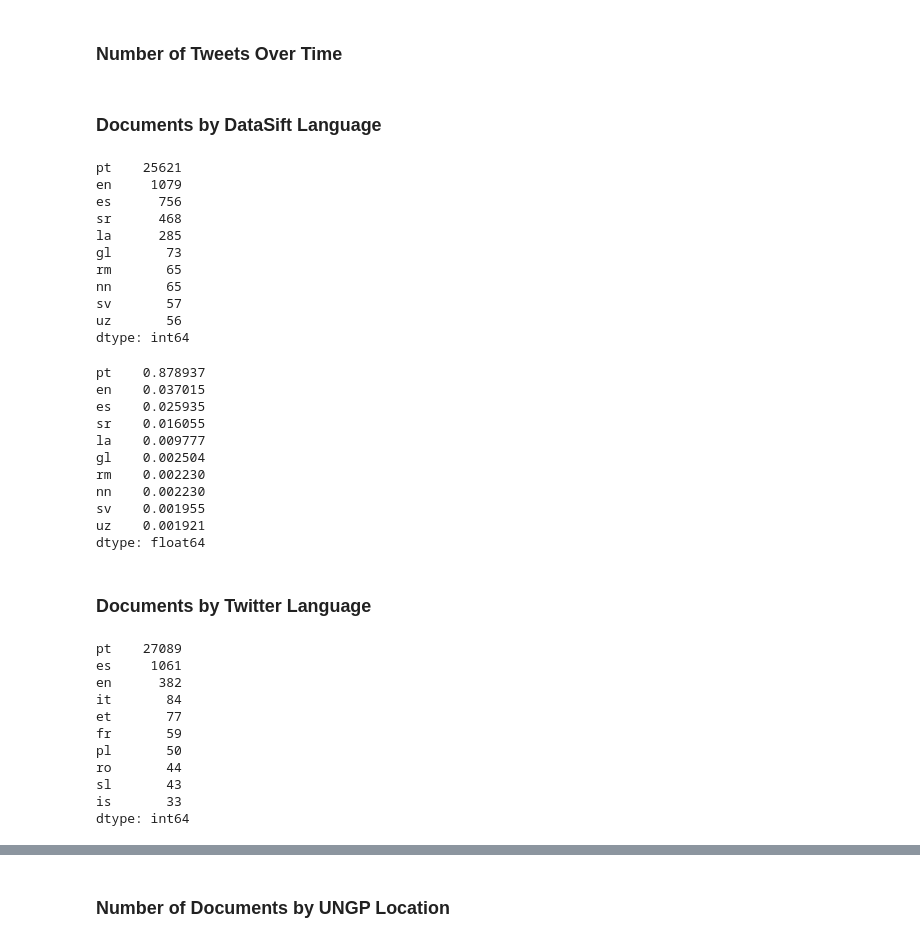
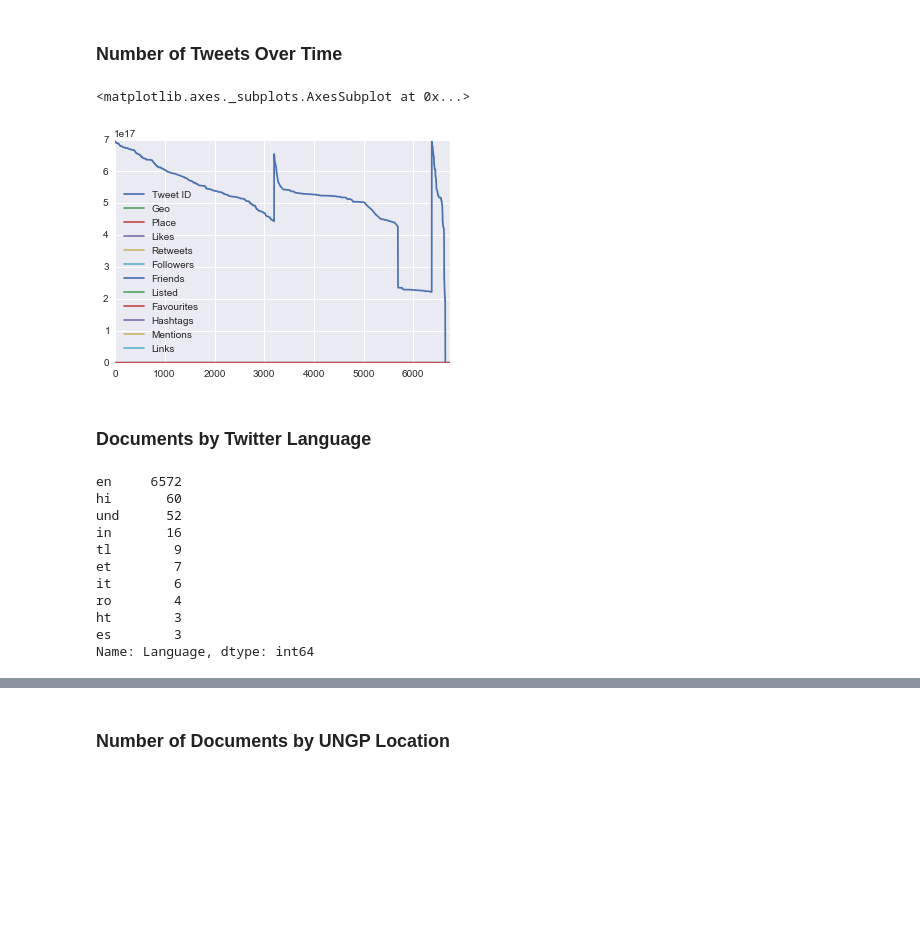
Before and after one commit to renecnielsen/social-data-diy, a Jupyter notebook: ipynb/03b Descriptive Statistics - TSV.ipynb, the cells around one changed output, grey strips where cells are left out. Drawn from its saved outputs; the diff is of its cells as text; code cells hidden in the pictures; blank space fills up the shorter version.

```diff
--- a/ipynb/02 - Descriptive Statistics.ipynb
+++ b/ipynb/03b Descriptive Statistics - TSV.ipynb
@@ -68,52 +81,23 @@ import matplotlib.dates as mdates
-# %% [markdown]
-### Documents by DataSift Language
-# %%
-# Languages included in taxonomy: en, hi, ur, sw, ha, ig, yo
-nDataSiftLanguage = twitterData.DataSiftLanguage.value_counts(sort=True, ascending=False, bins=None)
-nDataSiftLanguage[0:10]
-# %% [output]
-pt    25621
-en     1079
-es      756
-sr      468
-la      285
-gl       73
-rm       65
-nn       65
-sv       57
-uz       56
-dtype: int64
-# %%
-# Languages included in taxonomy: en, hi, ur, sw, ha, ig, yo
-nDataSiftLanguage = twitterData.DataSiftLanguage.value_counts(normalize=True, sort=True, ascending=False, bins=None)
-nDataSiftLanguage[0:10]
-# %% [output]
-pt    0.878937
-en    0.037015
-es    0.025935
-sr    0.016055
-la    0.009777
-gl    0.002504
-rm    0.002230
-nn    0.002230
-sv    0.001955
-uz    0.001921
-dtype: float64
+# %%
+twitterData.plot()
+# %% [output]
+<matplotlib.axes._subplots.AxesSubplot at 0x...>
+[figure, added]
 # %% [markdown]
 ### Documents by Twitter Language
 # %%
-nTwitterLanguage = twitterData.TwitterLanguage.value_counts(sort=True, ascending=False, bins=None)
-nTwitterLanguage[0:10]
+nLanguage = twitterData.Language.value_counts(sort=True, ascending=False, bins=None)
+nLanguage[0:10]
 # %% [output]
-pt    27089
-es     1061
-en      382
-it       84
-et       77
-fr       59
-pl       50
-ro       44
-sl       43
-is       33
-dtype: int64
+en     6572
+hi       60
+und      52
+in       16
+tl        9
+et        7
+it        6
+ro        4
+ht        3
+es        3
+Name: Language, dtype: int64
 # %%
```
Also changed, not shown: parts of 15 cells of this notebook, 4 other files.
